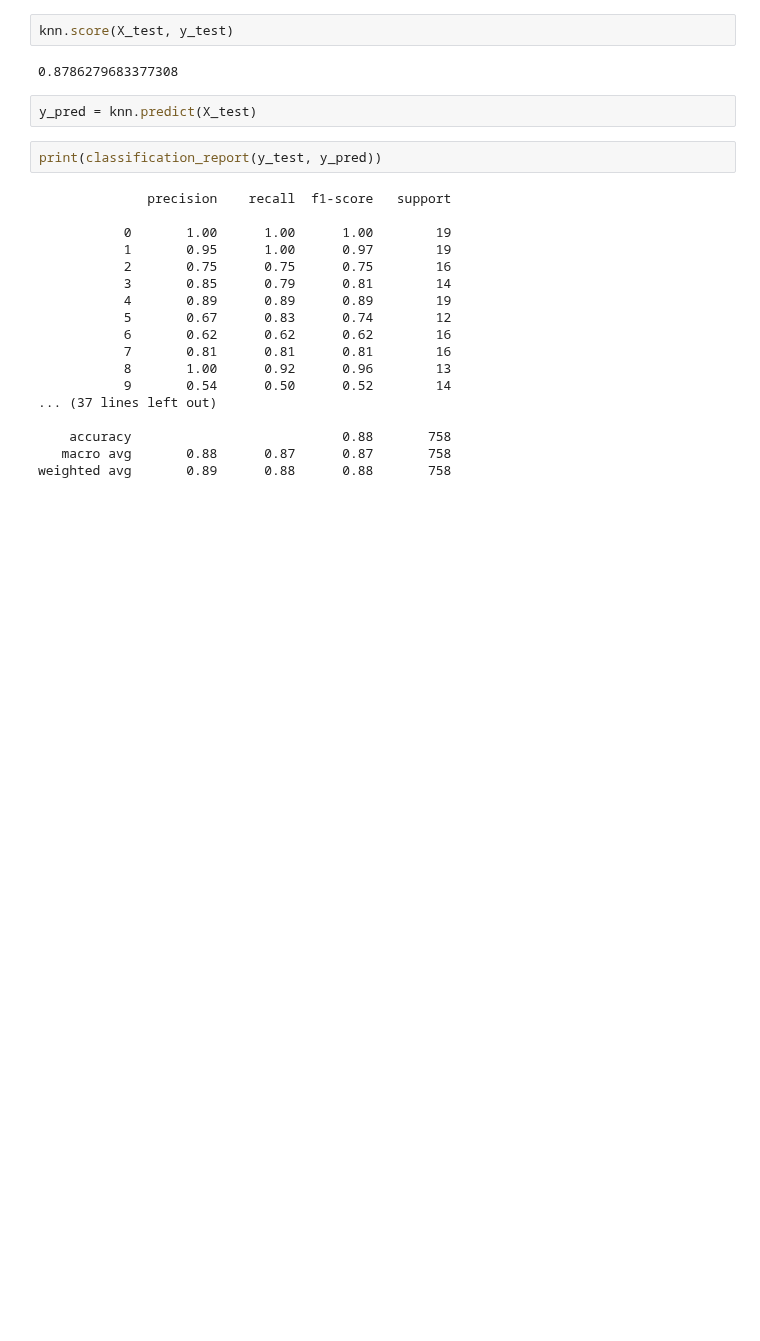
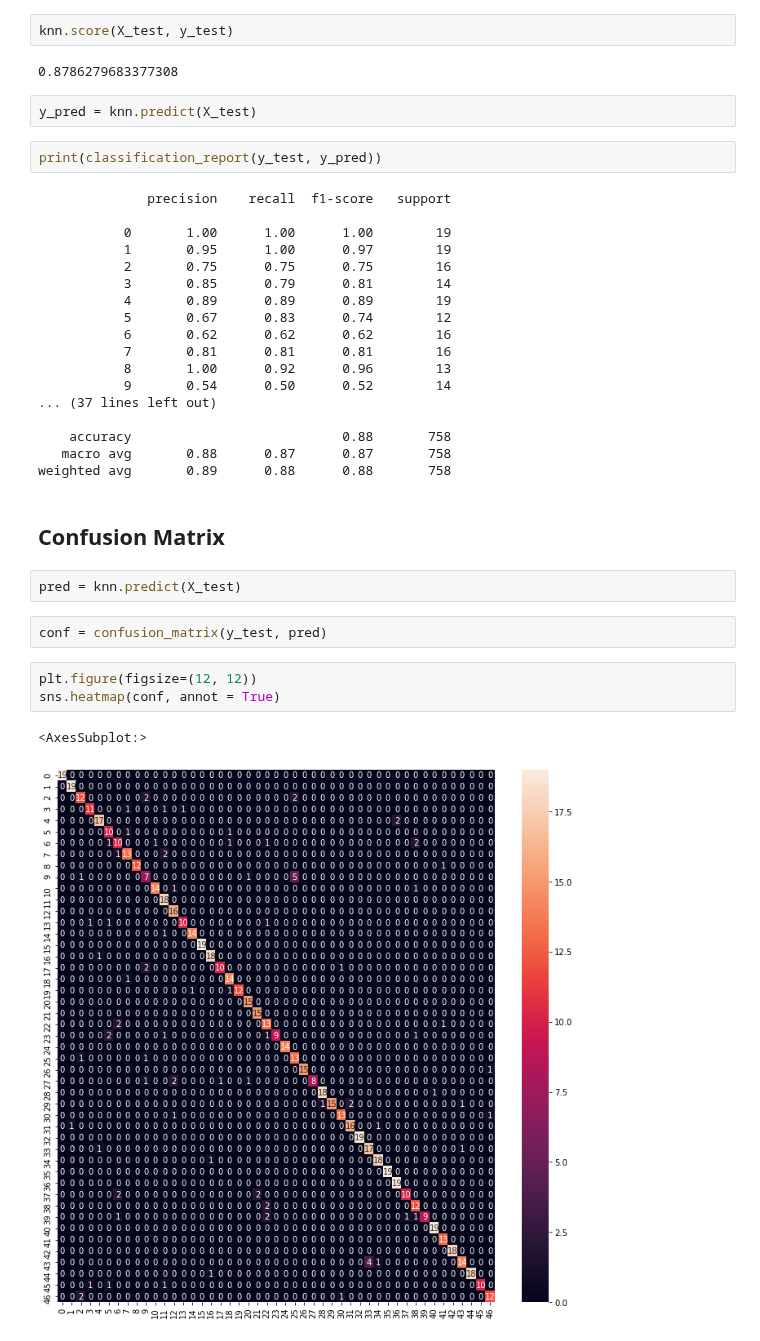
Before and after one commit to thesuhas/Leaf-Classification-Medicinal, a Jupyter notebook: KNearestNeighbours.ipynb, the cells around one changed output. Drawn from its saved outputs; the diff is of its cells as text; blank space fills up the shorter version.

Commit message:
added confusion matrix

```diff
--- a/KNearestNeighbours.ipynb
+++ b/KNearestNeighbours.ipynb
@@ -202,3 +203,15 @@ print(classification_report(y_test, y_pred))
     accuracy                           0.88       758
    macro avg       0.88      0.87      0.87       758
 weighted avg       0.89      0.88      0.88       758
+# %% [markdown]
+## Confusion Matrix
+# %%
+pred = knn.predict(X_test)
+# %%
+conf = confusion_matrix(y_test, pred)
+# %%
+plt.figure(figsize=(12, 12))
+sns.heatmap(conf, annot = True)
+# %% [output]
+<AxesSubplot:>
+[figure, added]
```
Also changed, not shown: parts of 1 cell of this notebook, 1 other file.
